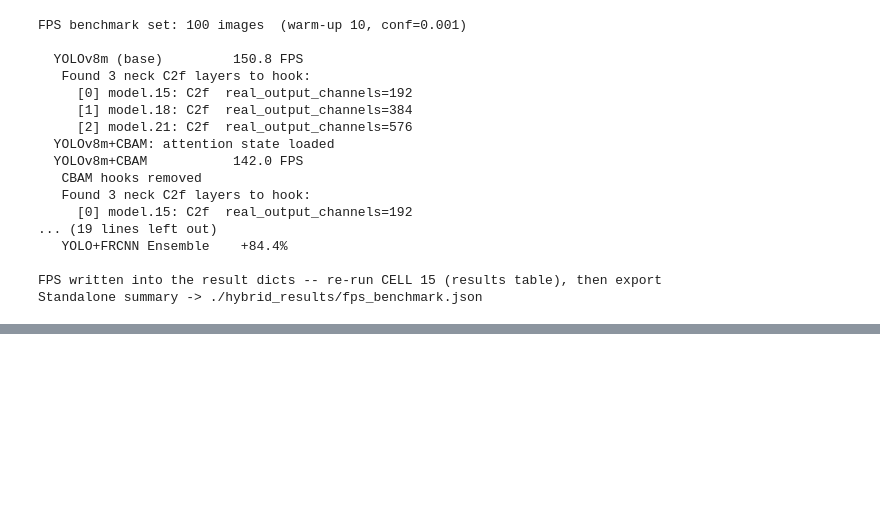
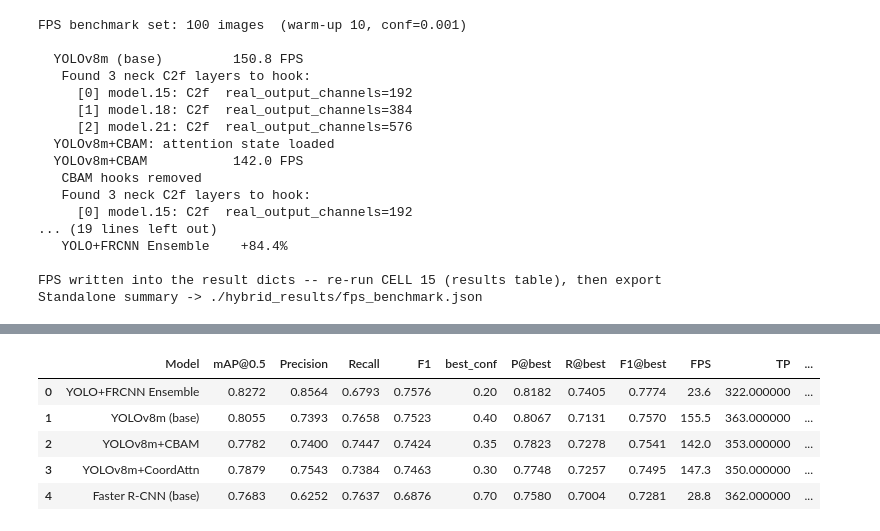
Before and after one commit to Vin456/RGDA-YOLOv8m, a Jupyter notebook: pothole_hybrid.ipynb, the cells around one changed output, grey strips where cells are left out. Drawn from its saved outputs; the diff is of its cells as text; code cells hidden in the pictures; blank space fills up the shorter version.

```diff
--- a/pothole_hybrid.ipynb
+++ b/pothole_hybrid.ipynb
@@ -2338,0 +2341,91 @@ Standalone summary -> ./hybrid_results/fps_benchmark.json
+# %%
+# Evaluates the YOLOv8m and Faster R-CNN baselines through the same pathway and assembles the combined results table at both operating points.
+print("Evaluating baselines on the held-out val split ...")
+yolo_base_result = run_yolo_hybrid_with_hooks(
+    YOLOV8M_WEIGHTS, "YOLOv8m (base)", val_recs, hook_injector_class=None
+)
+frcnn_base_result = evaluate_frcnn_on_split(
+    FASTERRCNN_WEIGHTS, val_recs, model_name="Faster R-CNN (base)"
+)
+
+base_results = {
+    "Faster R-CNN (base)": frcnn_base_result,
+    "YOLOv8m (base)": yolo_base_result,
+}
+
+hybrid_results = {
+    "YOLOv8m+CBAM": cbam_result,
+    "YOLOv8m+CoordAttn": ca_result,
+    "YOLO+FRCNN Ensemble": ensemble_result,
+}
+
+all_results = {
+    k: {kk: vv for kk, vv in v.items() if kk != "_sweep"}
+    for k, v in {**base_results, **hybrid_results}.items()
+}
+
+df = pd.DataFrame(all_results).T.reset_index()
+df.rename(columns={"index": "Model"}, inplace=True)
+COLS = [
+    "Model",
+    "mAP@0.5",
+    "Precision",
+    "Recall",
+    "F1",
+    "best_conf",
+    "P@best",
+    "R@best",
+    "F1@best",
+    "FPS",
+    "TP",
+    "FP",
+    "FN",
+]
+df = df[[c for c in COLS if c in df.columns]]
+
+for col in df.columns:
+    if col != "Model":
+        df[col] = pd.to_numeric(df[col], errors="coerce")
+df = df.sort_values("F1@best", ascending=False).reset_index(drop=True)
+
+# Deltas vs the YOLOv8m baseline, at BOTH operating points
+base_f1 = float(base_results["YOLOv8m (base)"]["F1"])
+base_f1_best = float(base_results["YOLOv8m (base)"]["F1@best"])
+df["Delta F1 vs YOLOv8m"] = df["F1"].apply(lambda x: f"{x - base_f1:+.4f}")
+df["Delta F1@best vs YOLOv8m"] = df["F1@best"].apply(
+    lambda x: f"{x - base_f1_best:+.4f}"
+)
+
+csv_path = f"{OUTPUT_DIR}/hybrid_results.csv"
+df.to_csv(csv_path, index=False)
+
+display(
+    df.style.background_gradient(subset=["mAP@0.5", "F1", "F1@best"], cmap="Blues")
+    .background_gradient(subset=["FPS"], cmap="Greens")
+    .background_gradient(subset=["FP", "FN"], cmap="Reds_r")
+    .format(
+        {
+            "mAP@0.5": "{:.4f}",
+            "Precision": "{:.4f}",
+            "Recall": "{:.4f}",
+            "F1": "{:.4f}",
+            "best_conf": "{:.2f}",
+            "P@best": "{:.4f}",
+            "R@best": "{:.4f}",
+            "F1@best": "{:.4f}",
+            "FPS": "{:.1f}",
+        }
+    )
+)
+
+best = df.iloc[0]
+print(
+    f"\n Best by F1@best : {best['Model']}  "
+    f"(F1@best={best['F1@best']:.4f} @conf={best['best_conf']:.2f}, "
+    f"mAP={best['mAP@0.5']:.4f}, FPS={best['FPS']:.1f})"
+)
+print(
+    f"Fastest         : {df.loc[df['FPS'].idxmax(), 'Model']}  ({df['FPS'].max():.1f} FPS)"
+)
+print(f"\nCSV saved       : {csv_path}")
+# %% [output]
@@ -2338,0 +2437,6 @@ Standalone summary -> ./hybrid_results/fps_benchmark.json
+|  | Model | mAP@0.5 | Precision | Recall | F1 | best_conf | P@best | R@best | F1@best | FPS | TP | ... |
+| 0 | YOLO+FRCNN Ensemble | 0.8272 | 0.8564 | 0.6793 | 0.7576 | 0.20 | 0.8182 | 0.7405 | 0.7774 | 23.6 | 322.000000 | ... |
+| 1 | YOLOv8m (base) | 0.8055 | 0.7393 | 0.7658 | 0.7523 | 0.40 | 0.8067 | 0.7131 | 0.7570 | 155.5 | 363.000000 | ... |
+| 2 | YOLOv8m+CBAM | 0.7782 | 0.7400 | 0.7447 | 0.7424 | 0.35 | 0.7823 | 0.7278 | 0.7541 | 142.0 | 353.000000 | ... |
+| 3 | YOLOv8m+CoordAttn | 0.7879 | 0.7543 | 0.7384 | 0.7463 | 0.30 | 0.7748 | 0.7257 | 0.7495 | 147.3 | 350.000000 | ... |
+| 4 | Faster R-CNN (base) | 0.7683 | 0.6252 | 0.7637 | 0.6876 | 0.70 | 0.7580 | 0.7004 | 0.7281 | 28.8 | 362.000000 | ... |
```
Also changed, not shown: parts of 6 cells of this notebook.
